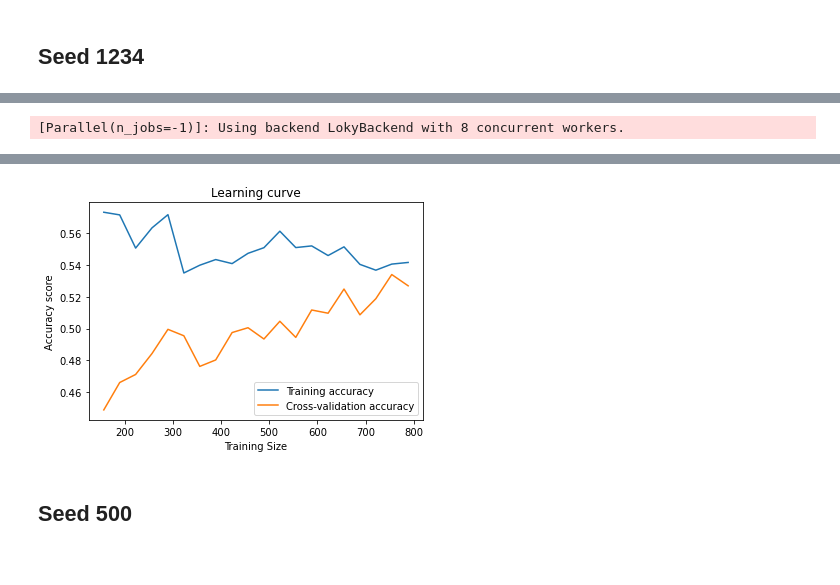
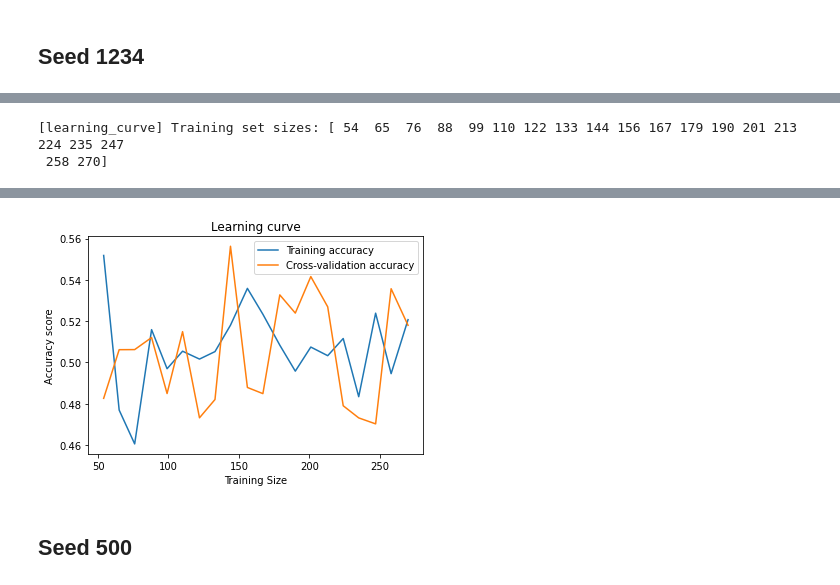
Before and after one commit to tomstark99/COMS30050, a Jupyter notebook: coursework/binary_classification/search_has_dep_diag.ipynb, the cells around one changed output, grey strips where cells are left out. Cells and saved outputs as stored; diff of their text form; code cells hidden in the pictures.

```diff
--- a/coursework/binary_classification/search_has_dep_diag.ipynb
+++ b/coursework/binary_classification/search_has_dep_diag.ipynb
@@ -1457,7 +1546,7 @@ svm_model_cv = GridSearchCV(estimator = svm_model,
                             cv = folds,
                             verbose = 2,
                             return_train_score=True,
-                            n_jobs=2)
+                            n_jobs=-1)
 
 # fit the model
 svm_model_cv.fit(X_train, y_train)
@@ -1493,5 +1579,5 @@ weighted avg       0.55      0.54      0.54       423
 # %%
-plot_model = svm.SVC(kernel='linear', C=10, gamma=0.0001)
+plot_model = svm.SVC(kernel='sigmoid', C=10, gamma=0.1)
 
 train_sizes_seed1234, train_scores_seed1234, val_scores_seed1234 = learning_curve(plot_model,
                                                                 X_train,
@@ -1516,4 +1602,5 @@ plt.ylabel('Accuracy score')
 plt.legend(loc='best')
 plt.show()
 # %% [output]
-[Parallel(n_jobs=-1)]: Using backend LokyBackend with 8 concurrent workers.
+[learning_curve] Training set sizes: [ 54  65  76  88  99 110 122 133 144 156 167 179 190 201 213 224 235 247
+ 258 270]
@@ -1524,4 +1610,4 @@ plt.show()
-[figure, old version]
+[figure, new version]
 # %% [markdown]
 ## Seed 500
 # %%
```
Also changed, not shown: parts of 56 cells of this notebook, 5 other files.
